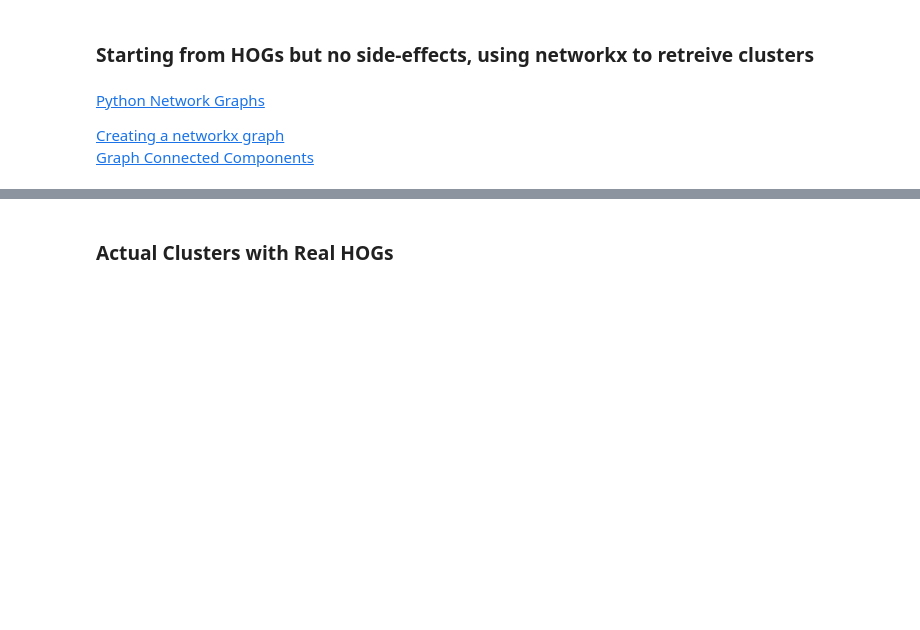
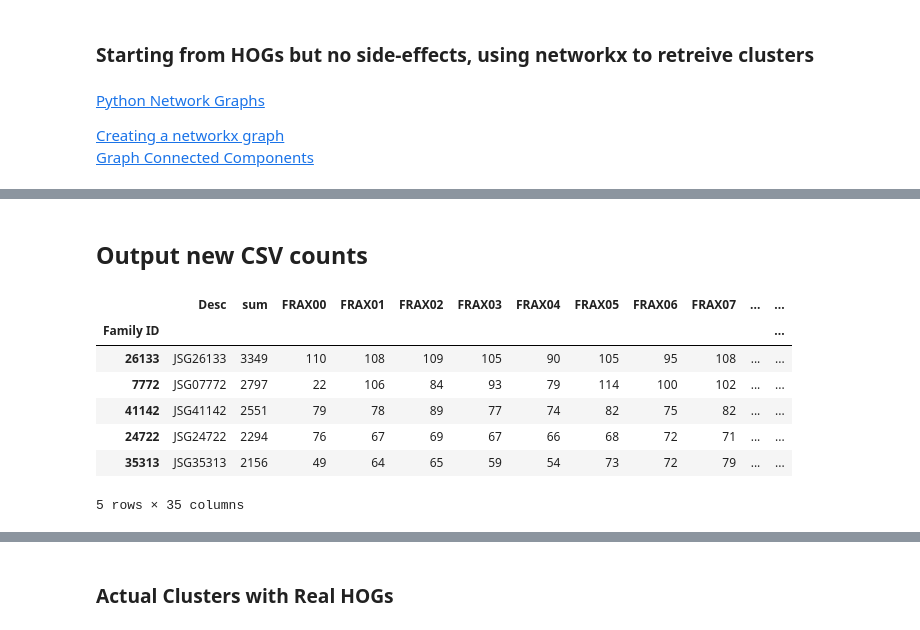
Before and after one commit to josiahseaman/DNA_Duplications, a Jupyter notebook: AnnotationOverlapNetwork.ipynb, the cells around one changed output, grey strips where cells are left out. Cells and saved outputs as stored; diff of their text form; code cells hidden in the pictures; blank space fills up the shorter version.

```diff
--- a/AnnotationOverlapNetwork.ipynb
+++ b/AnnotationOverlapNetwork.ipynb
@@ -155,0 +131,5 @@ test_make_super_HOGs()
+# %%
+promiscuous_genes = [gene for gene, hogs in generic_genes_to_ogs.items() if len(hogs) > 20]
+print(len(promiscuous_genes))
+promiscuous_OGs = [hog for hog, genes in ogs_to_specific_genes.items() if len(genes) > 350]
+len(promiscuous_OGs)
@@ -155,0 +161,3 @@ test_make_super_HOGs()
+# %%
+network = create_cluster_network(generic_genes_to_ogs, ogs_to_generic_genes, promiscuous_genes, promiscuous_OGs)
+JSG_to_specific_genes = make_super_HOGs(ogs_to_specific_genes, network)
@@ -155,0 +168,29 @@ test_make_super_HOGs()
+# %%
+all_species = 'FRAX00	FRAX01	FRAX02	FRAX03	FRAX04	FRAX05	FRAX06	FRAX07	FRAX08	FRAX09	FRAX11	FRAX12	FRAX13	FRAX14	FRAX15	FRAX16	FRAX19	FRAX20	FRAX21	FRAX23	FRAX25	FRAX26	FRAX27	FRAX28	FRAX29	FRAX30	FRAX31	FRAX32	FRAX33	FRAX34	Oeuropea	Mguttatus	Slycopersicum'.split('\t')
+species_aliases = {'OE6': 'Oeuropea', 'Sol': 'Slycopersicum', 'Mig': 'Mguttatus'}
+def extract_species(gene_name):
+    if gene_name.startswith('FRAEX'):
+        return 'FRAX00'
+    elif gene_name.startswith('FRAX'):
+        return gene_name.split('_')[0]
+    else:
+        three = gene_name[:3]
+        return species_aliases[three]
+# %%
+from pandas import DataFrame
+def create_count_table_from_JSGs(JSG_to_specific_genes):
+    """Map generic names back to their specifics and perform species count table based on those names"""
+    table = []
+    for jsg, specific_genes in JSG_to_specific_genes.items():
+        species_row = {species: 0 for species in all_species}
+        species_row['Desc'] = 'JSG' + str(len(table)).zfill(5)
+        for gene in specific_genes:
+            species_row[ extract_species(gene) ] += 1
+        table.append(species_row)
+
+    df = DataFrame(table, columns=['Desc'] + all_species) #table.loc[species_row['Family ID']] = species_row
+    return df
+
+table = create_count_table_from_JSGs(JSG_to_specific_genes)
+print(len(table))
+table.head()
@@ -155,0 +206,2 @@ test_make_super_HOGs()
+# %% [markdown]
+## Output new CSV counts
@@ -155,0 +215,17 @@ test_make_super_HOGs()
+# %%
+sums = table.sum(numeric_only=True, axis=1)
+df = table.assign(sum= sums)
+columns=['Desc', 'sum'] + all_species
+df.index.name = 'Family ID'
+df = df[columns]
+df.sort_values('sum', ascending=False, inplace=True)
+df.head()
+# %% [output]
+|  | Desc | sum | FRAX00 | FRAX01 | FRAX02 | FRAX03 | FRAX04 | FRAX05 | FRAX06 | FRAX07 | ... | ... |
+| Family ID |  |  |  |  |  |  |  |  |  |  |  | ... |
+| 26133 | JSG26133 | 3349 | 110 | 108 | 109 | 105 | 90 | 105 | 95 | 108 | ... | ... |
+| 7772 | JSG07772 | 2797 | 22 | 106 | 84 | 93 | 79 | 114 | 100 | 102 | ... | ... |
+| 41142 | JSG41142 | 2551 | 79 | 78 | 89 | 77 | 74 | 82 | 75 | 82 | ... | ... |
+| 24722 | JSG24722 | 2294 | 76 | 67 | 69 | 67 | 66 | 68 | 72 | 71 | ... | ... |
+| 35313 | JSG35313 | 2156 | 49 | 64 | 65 | 59 | 54 | 73 | 72 | 79 | ... | ... |
+5 rows × 35 columns
```
Also changed, not shown: parts of 63 cells of this notebook, 7 other files.
